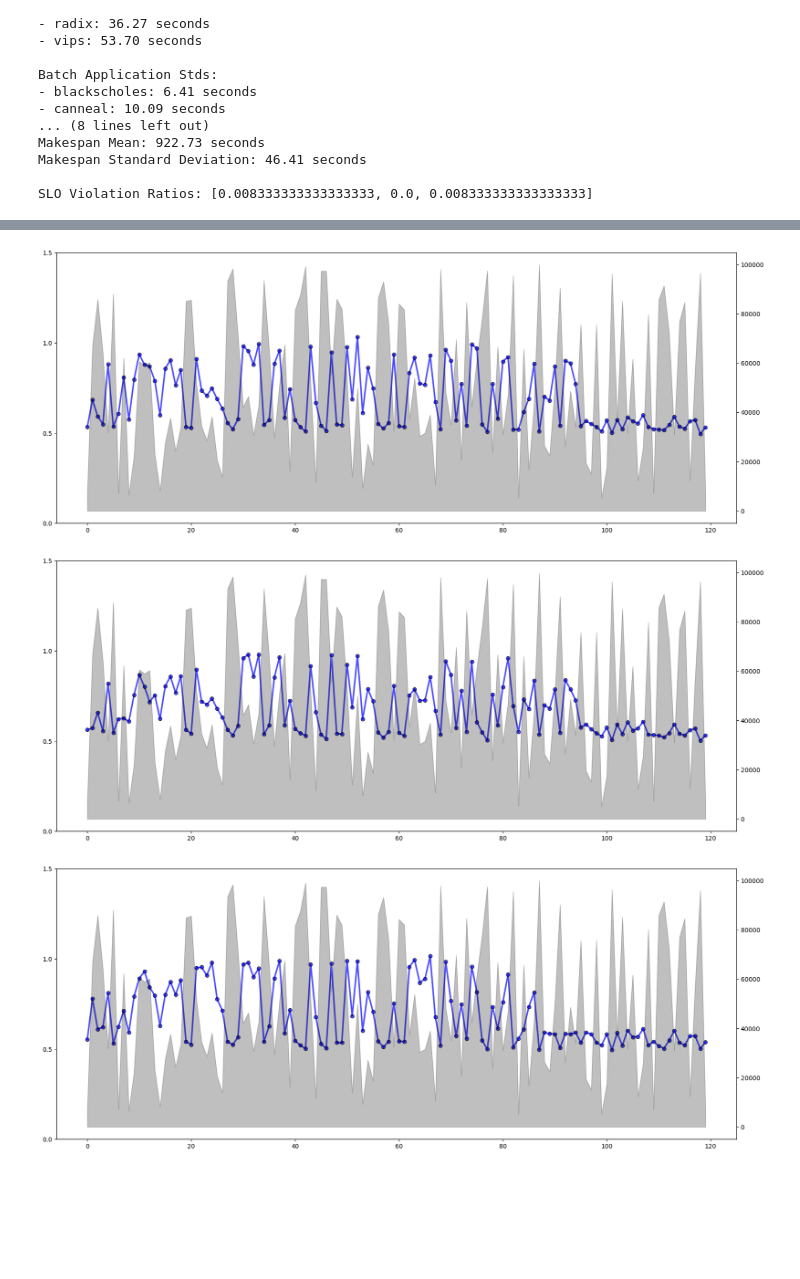
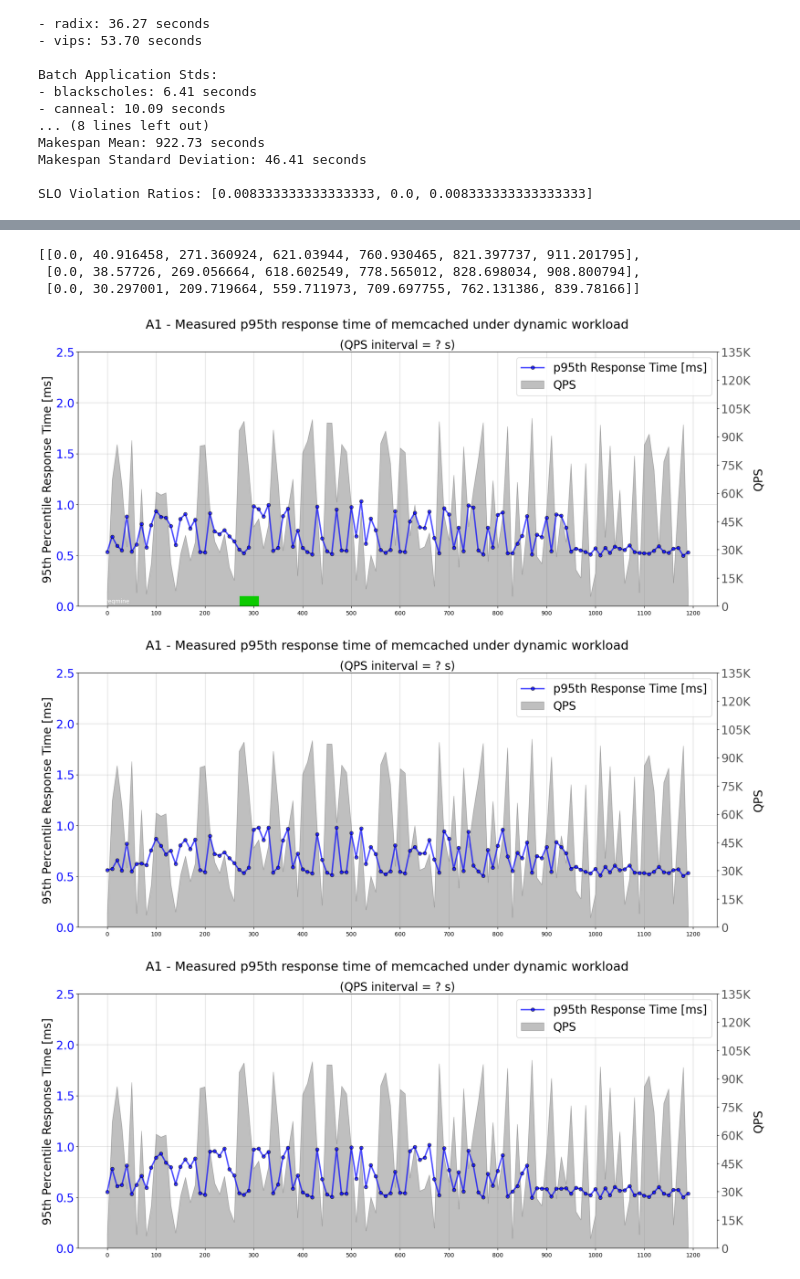
Before and after one commit to czanoli/ETH-Cloud-Computing-Architectures-2024, a Jupyter notebook: part4/plots3.ipynb, the cells around one changed output, grey strips where cells are left out. Cells and saved outputs as stored; diff of their text form; code cells hidden in the pictures; blank space fills up the shorter version.

```diff
--- a/part4/plots3.ipynb
+++ b/part4/plots3.ipynb
@@ -203,32 +223,74 @@ for file in mcperf_files:
+# %%
+relative_start_times
+# %% [output]
+[[0.0, 40.916458, 271.360924, 621.03944, 760.930465, 821.397737, 911.201795],
+ [0.0, 38.57726, 269.056664, 618.602549, 778.565012, 828.698034, 908.800794],
+ [0.0, 30.297001, 209.719664, 559.711973, 709.697755, 762.131386, 839.78166]]
 # %%
 # Plots (A)
 colors = {'canneal': '#CCCCAA', 'dedup': '#CCACCA', 'blackscholes': '#CCA000',
           'ferret': '#AACCCA', 'freqmine': '#0CCA00',
           'memcached': 'grey', 'radix': '#00CCA0', 'vips': '#CC0A00'}
-jobs = ['blackscholes', 'canneal', 'dedup', 'ferret', 'freqmine', 'radix', 'vips']
+jobs = ['radix', 'ferret', 'freqmine', 'canneal', 'vips', 'blackscholes']
 jobs_pos_hbars = [(16, 1), (17, 1), (17, 1), (10, 4), (10, 4), (4, 4), (2, 2)]
 jobs_pos_annotations = [16.5, 17.5, 17.5, 12, 12, 6, 3]
+legend_dict = {'p95' : 'p95th Response Time [ms]', 'qps' : 'QPS'}
+qps_interval = 10
+j=0
 
 for i, df in enumerate(mcperf_dfs):
-    fig, ax1 = plt.subplots(nrows=1, ncols=1, figsize=(20,8), dpi=100)
-    fig.subplots_adjust(hspace=0.3)
+        fig, ax1 = plt.subplots(nrows=1, ncols=1, figsize=(20,8), dpi=100)
+        fig.subplots_adjust(hspace=0.3)
 
-    ## ------ First Subplot ------ ##
-    xticks = range(0, 120)
-    ax1.plot(xticks, df['p95']/1000, marker='o', linewidth=2.5, alpha=0.7, markersize=6,
-            color='#0000ff', markeredgewidth=1, markeredgecolor='black')
-    ax1.set_yticks( np.arange(0, 2, 0.5).tolist())
+        ## ------ First Subplot ------ ##
+        p95_line = ax1.plot(range(0, df.shape[0]), df['p95']/1000, marker='o', linewidth=2.5, alpha=0.7, markersize=6,
+                            color='#0000ff', markeredgewidth=1, markeredgecolor='black', zorder=2, label=legend_dict['p95'])[0]
 
-    ax2 = ax1.twinx()
+        x_labels = ['0', '100', '200', '300', '400', '500', '600', '700', '800', '900', '1000', '1100', '1200']
+        ax1.set_xticks(range(0, df.shape[0]+1, qps_interval), x_labels)
 
-    ax2.fill_between(xticks, df['QPS'], color='black', alpha=0.25)
+        ax1.set_ylim((0, 2.5))
+        ax1.set_yticks(np.arange(0, 2.6, 0.5).tolist())
+        ax1.set_ylabel('95th Percentile Response Time [ms]', fontsize=20)
+        ax1.tick_params(axis='y', labelcolor='#0000ff', labelsize=20)
 
-    # Style
+        ax2 = ax1.twinx()
 
+        qps_line = ax2.fill_between(range(0, df.shape[0]), df['QPS'], color='black', alpha=0.25, zorder=1, label=legend_dict['qps'])
 
-    plt.show()
+        y2_labels = ['0', '15K', '30K', '45K', '60K', '75K', '90K', '105K', '120K', '135K']
+        ax2.set_ylim((0, 135000))
+        ax2.set_yticks(range(0, 136000, 15000), y2_labels)
+        ax2.set_ylabel('QPS', fontsize=20)
+        ax2.tick_params(axis='y', labelcolor='#585858', labelsize=20)
+
+        # Add jobs spans
+        for job in jobs:
+                if i==0 and j==2:
+                        ax1.broken_barh([(relative_start_times[i][jobs.index(job)]/qps_interval, arranged_times[i][jobs.index(job)]/qps_interval)],
+                                        (0, 0.1),
+                                        facecolors = colors[job], zorder=3)
+                        ax1.annotate(job,
+                                        ((arranged_times[i][jobs.index(job)]/qps_interval)/2, 0.05),
+                                        color = 'white', horizontalalignment='center', verticalalignment='center')
+                j+=1
+
+        # For not having "mixed" colors oj jobs wrt background
+        ax1.set_zorder(ax2.get_zorder() + 1)
+        ax1.patch.set_visible(False)
+
+        # Style
+        lines = [p95_line, qps_line]
+        labels = [line.get_label() for line in lines]
+        ax1.legend(lines, labels, loc='upper right', title_fontsize=20, fontsize=20)
+
+        ax1.grid(color='grey', linewidth=0.5, alpha=0.5)
+        fig.suptitle('A1 - Measured p95th response time of memcached under dynamic workload', fontsize=22)
+        ax1.set_title('(QPS initerval = ? s)', fontsize=20)
+
+plt.show()
     #plt.savefig("plot_" + str(i) + ".pdf", bbox_inches = "tight")
 # %% [output]
-[figure, old version]
+[figure, new version]
-[figure, old version]
+[figure, new version]
-[figure, old version]
+[figure, new version]
```
Also changed, not shown: parts of 1 cell of this notebook, 3 other files.
